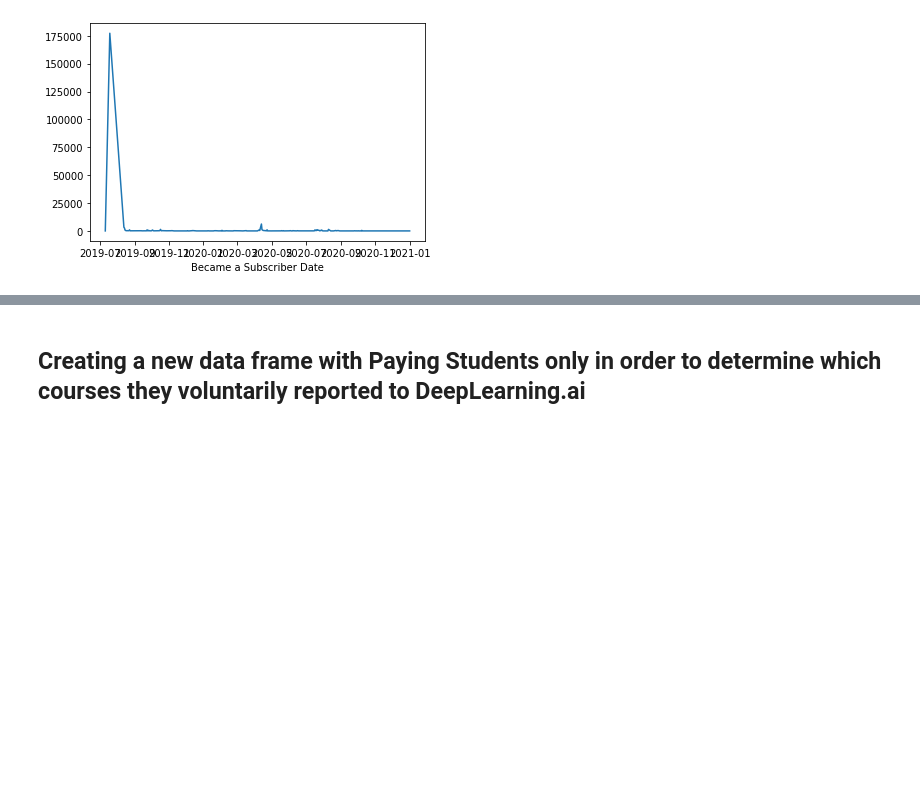
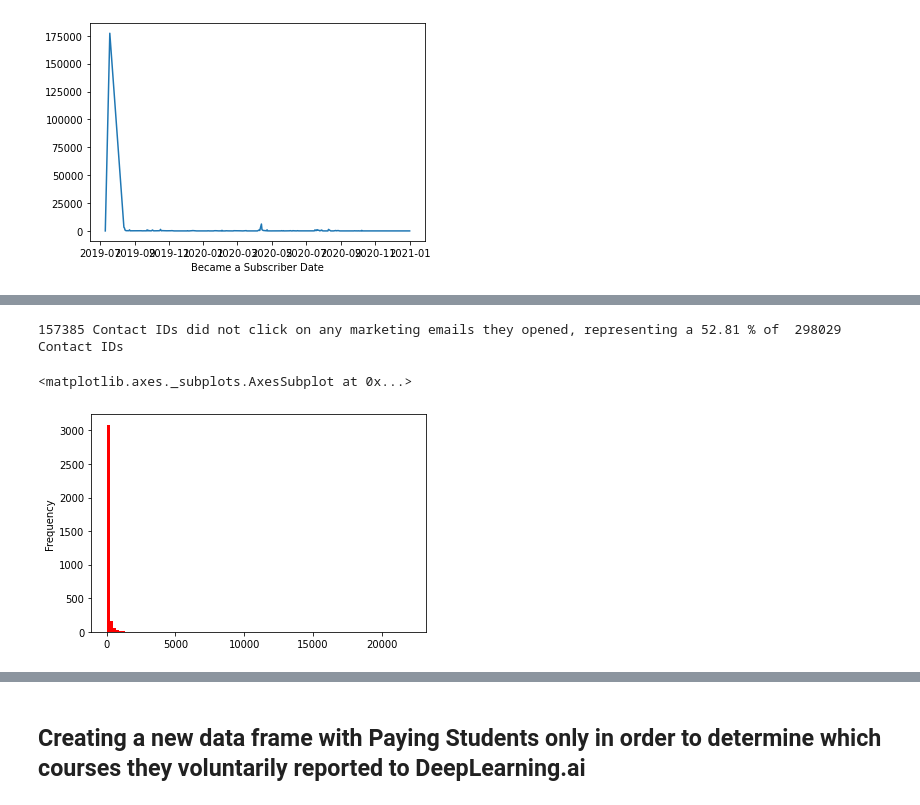
Before and after one commit to lightshifted/DLAI, a Jupyter notebook: eda.ipynb, the cells around one changed output, grey strips where cells are left out. Drawn from its saved outputs; the diff is of its cells as text; code cells hidden in the pictures; blank space fills up the shorter version.

```diff
--- a/eda.ipynb
+++ b/eda.ipynb
@@ -217,3 +358,12 @@ df_hub_spot['Marketing emails clicked'] = df_hub_spot['Marketing emails clicked'
+# %%
+print(zero_clicks,"Contact IDs did not click on any marketing emails they opened, representing a", round(100*zero_clicks/click_ratio_dist.shape[0],2),'% of ', click_ratio_dist.shape[0],' Contact IDs')
+# %% [output]
+157385 Contact IDs did not click on any marketing emails they opened, representing a 52.81 % of  298029  Contact IDs
+# %%
+open_ratio_dist.plot(kind='hist',bins=100, cmap='hsv')
+# %% [output]
+<matplotlib.axes._subplots.AxesSubplot at 0x...>
+[figure, added]
 # %%
 # Mapping entries associated with 'opt out of emails" into '0' (no opt out when applicable/subscribed) and '1' (opt out)
 df_hub_spot['Opted out of email: Events and Community'] = df_hub_spot['Opted out of email: Events and Community'].map(Dict)
```
Also changed, not shown: parts of 39 cells of this notebook.
